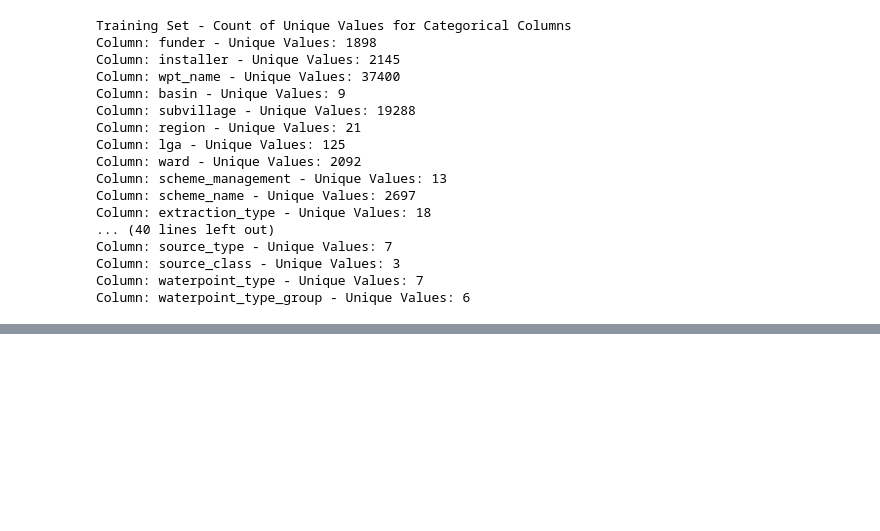
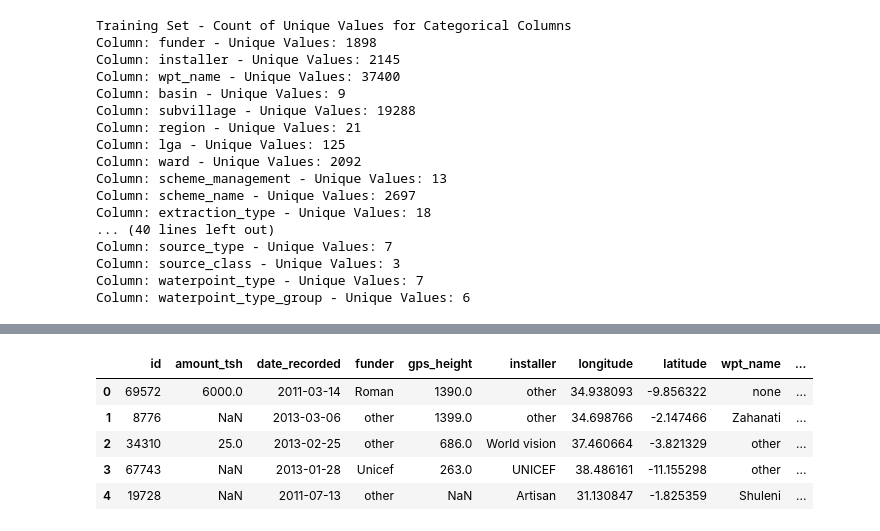
Before and after one commit to George-Chira/ml_water_project, a Jupyter notebook: index.ipynb, the cells around one changed output, grey strips where cells are left out. Cells and saved outputs as stored; diff of their text form; code cells hidden in the pictures; blank space fills up the shorter version.

Commit message:
handling cardinality

```diff
--- a/index.ipynb
+++ b/index.ipynb
@@ -381,12 +384,0 @@ Sometimes numeric data is mistakenly stored as strings. We will check if any of
-# %%
-# Check for numeric data stored as strings in the training set
-print("Training Set - Numeric Data Stored as Strings")
-for col in df_train_copy.select_dtypes(include=['object']).columns:
-    if df_train_copy[col].str.isnumeric().any():
-        print(f"Column {col} contains numeric data stored as strings.")
-
-# Repeat the same process for the test set
-print("Test Set - Numeric Data Stored as Strings")
-for col in df_test_copy.select_dtypes(include=['object']).columns:
-    if df_test_copy[col].str.isnumeric().any():
-        print(f"Column {col} contains numeric data stored as strings.")
@@ -403,0 +390,32 @@ Column subvillage contains numeric data stored as strings.
+# %%
+def group_rare_categories(df, col, threshold=100):
+
+  # Calculate the frequency of each category in the specified column
+  freq = df[col].value_counts()
+
+    # Identify the labels that occur less frequently than the threshold
+  rare_labels = freq[freq < threshold].index
+
+    # Replace the rare labels with 'other' in the specified column
+  df[col] = df[col].replace(rare_labels, 'other')
+
+    # Return the DataFrame with the updated column
+  return df
+# %%
+# Grouping rare categories in high-cardinality columns
+high_card_cols = ['funder', 'installer', 'scheme_name', 'subvillage', 'wpt_name']
+
+# Here, for each high-cardinality column, we are applying the group_rare_categories function.
+# This groups categories that occur less frequently than the specified threshold into the label 'other'.
+for col in high_card_cols:
+    df_train_copy = group_rare_categories(df_train_copy, col)
+    df_test_copy = group_rare_categories(df_test_copy, col)
+# %%
+df_train_copy.head(5)
+# %% [output]
+|  | id | amount_tsh | date_recorded | funder | gps_height | installer | longitude | latitude | wpt_name | ... |
+| 0 | 69572 | 6000.0 | 2011-03-14 | Roman | 1390.0 | other | 34.938093 | -9.856322 | none | ... |
+| 1 | 8776 | NaN | 2013-03-06 | other | 1399.0 | other | 34.698766 | -2.147466 | Zahanati | ... |
+| 2 | 34310 | 25.0 | 2013-02-25 | other | 686.0 | World vision | 37.460664 | -3.821329 | other | ... |
+| 3 | 67743 | NaN | 2013-01-28 | Unicef | 263.0 | UNICEF | 38.486161 | -11.155298 | other | ... |
+| 4 | 19728 | NaN | 2011-07-13 | other | NaN | Artisan | 31.130847 | -1.825359 | Shuleni | ... |
```
Also changed, not shown: parts of 11 cells of this notebook.
